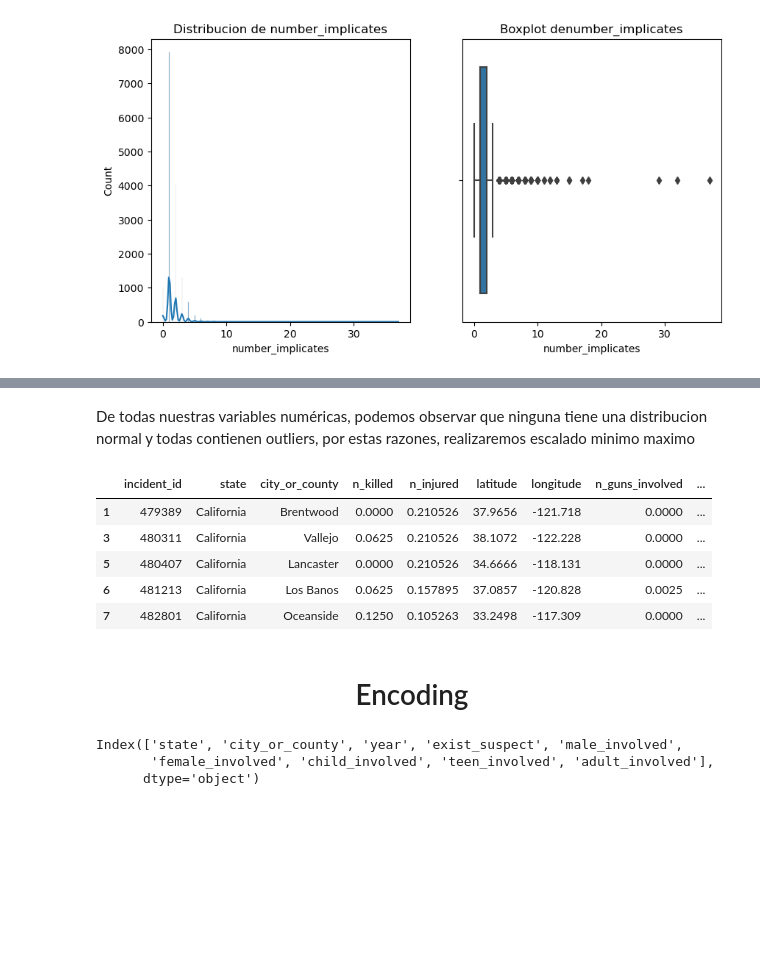
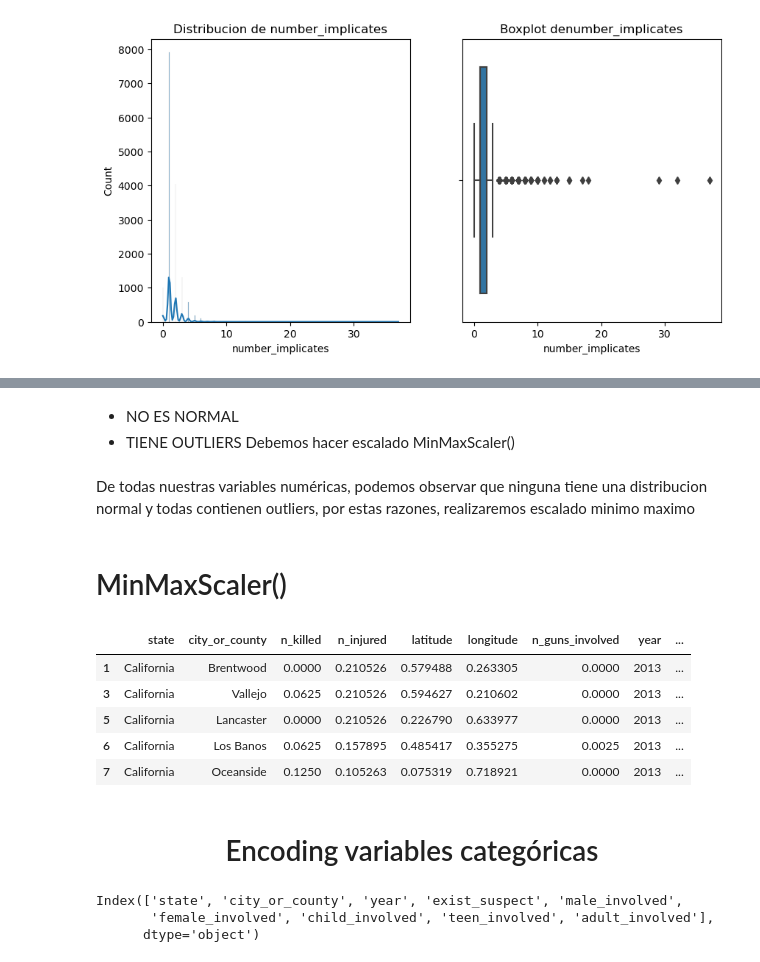
Before and after one commit to mpa24ucema/trabajo-final, a Jupyter notebook: crimen.ipynb, the cells around one changed output, grey strips where cells are left out. Cells and saved outputs as stored; diff of their text form; code cells hidden in the pictures; blank space fills up the shorter version.

```diff
--- a/crimen.ipynb
+++ b/crimen.ipynb
@@ -887,22 +961,28 @@ sns.boxplot(data = crimen_df, x = f"{variable}", ax=ax[1])
+# %% [markdown]
+- NO ES NORMAL
+- TIENE OUTLIERS
+Debemos hacer escalado MinMaxScaler()
 # %% [markdown]
 De todas nuestras variables numéricas, podemos observar que ninguna tiene una distribucion normal y todas contienen outliers, por estas razones, realizaremos escalado minimo maximo
+# %% [markdown]
+# MinMaxScaler()
 # %%
 from sklearn.preprocessing import MinMaxScaler
 
 minmaxscaler = MinMaxScaler()
 
-crimen_df['n_killed'], crimen_df['n_injured'], crimen_df['n_guns_involved'], crimen_df['population'], crimen_df['density'], crimen_df['number_implicates'] = minmaxscaler.fit_transform(crimen_df[['n_killed', 'n_injured','n_guns_involved','population','density','number_implicates']]).T
+crimen_df['n_killed'], crimen_df['n_injured'], crimen_df['n_guns_involved'], crimen_df['population'], crimen_df['density'], crimen_df['number_implicates'], crimen_df['latitude'], crimen_df['longitude'] = minmaxscaler.fit_transform(crimen_df[['n_killed', 'n_injured','n_guns_involved','population','density','number_implicates', 'latitude','longitude' ]]).T
 
 crimen_df.head()
 # %% [output]
-|  | incident_id | state | city_or_county | n_killed | n_injured | latitude | longitude | n_guns_involved | ... |
-| 1 | 479389 | California | Brentwood | 0.0000 | 0.210526 | 37.9656 | -121.718 | 0.0000 | ... |
-| 3 | 480311 | California | Vallejo | 0.0625 | 0.210526 | 38.1072 | -122.228 | 0.0000 | ... |
-| 5 | 480407 | California | Lancaster | 0.0000 | 0.210526 | 34.6666 | -118.131 | 0.0000 | ... |
-| 6 | 481213 | California | Los Banos | 0.0625 | 0.157895 | 37.0857 | -120.828 | 0.0025 | ... |
-| 7 | 482801 | California | Oceanside | 0.1250 | 0.105263 | 33.2498 | -117.309 | 0.0000 | ... |
+|  | state | city_or_county | n_killed | n_injured | latitude | longitude | n_guns_involved | year | ... |
+| 1 | California | Brentwood | 0.0000 | 0.210526 | 0.579488 | 0.263305 | 0.0000 | 2013 | ... |
+| 3 | California | Vallejo | 0.0625 | 0.210526 | 0.594627 | 0.210602 | 0.0000 | 2013 | ... |
+| 5 | California | Lancaster | 0.0000 | 0.210526 | 0.226790 | 0.633977 | 0.0000 | 2013 | ... |
+| 6 | California | Los Banos | 0.0625 | 0.157895 | 0.485417 | 0.355275 | 0.0025 | 2013 | ... |
+| 7 | California | Oceanside | 0.1250 | 0.105263 | 0.075319 | 0.718921 | 0.0000 | 2013 | ... |
 # %% [markdown]
-# <center>Encoding</center>
+# <center> Encoding variables categóricas </center>
 # %%
 categoricas = crimen_df.select_dtypes(exclude=['float', 'integer']).columns
 categoricas
```
Also changed, not shown: parts of 59 cells of this notebook.
